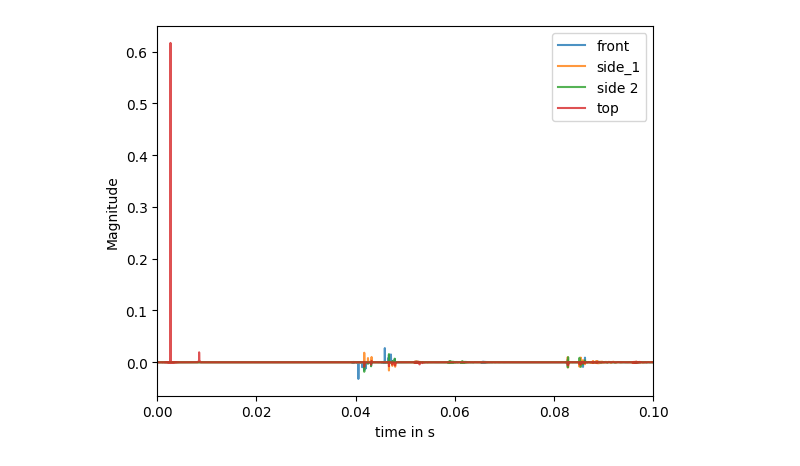
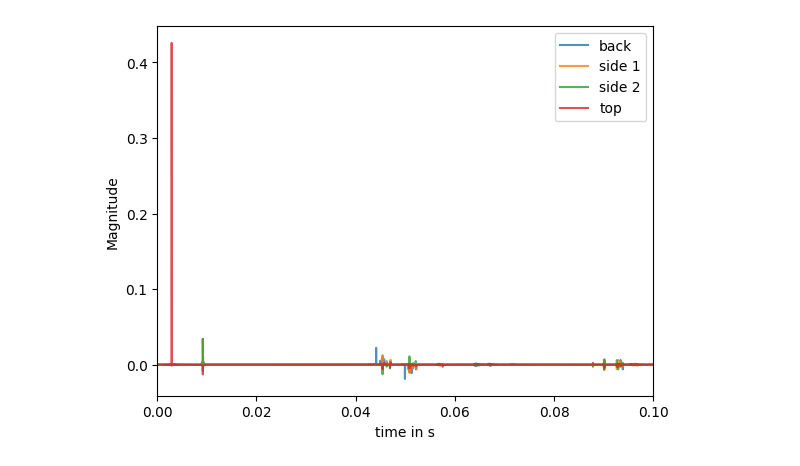
Before and after one commit to Floloffel/VAR-Project, a Jupyter notebook: Private testing/Avijah/beam_pattern.ipynb, the cells around one changed output. Cells and saved outputs as stored; diff of their text form; code cells hidden in the pictures.

```diff
--- a/Private testing/Avijah/beam_pattern.ipynb
+++ b/Private testing/Avijah/beam_pattern.ipynb
@@ -8,48 +8,49 @@ import glob
 # INPUT
 
 # defining Parameters
-N_sph = 1 # Ambisonics order
-fs = 48000 #??
+N_sph = 2 # Ambisonics order
+fs = 44100 #??
 
 # input signal
 file_path = '/Users/viautopia/Nextcloud/Applied Acoustics/A10p/HOA/'
 # %%
 # loading signal
 in_path = glob.glob(file_path + '*.wav')
-in_file= spa.io.load_audio(in_path)
+in_file= spa.io.load_audio(in_path, fs)
 in_sig = in_file.get_signals()
 
-in_sig = in_sig[0:4,:]
+in_sig = in_sig[0:9,:]
 # %%
 # defining steering directions of the beampattern
 vec = np.array([[-1,0,0],[0,-1,0],[0,1,0],[0,0,1]]) #back, left, right, top
 
 # conversion of vec: [x,y,z] to dir: [azi, zen]
 dirs = spa.utils.vec2dir(vec)
 
 azi_steer = dirs[:,0]
 zen_steer = dirs[:,1]
 
 w_nm = spa.parsa.sh_beamformer_from_pattern('max_rE', N_sph,
                                           azi_steer, zen_steer)
 x_nm = in_sig
 y = spa.parsa.sh_beamform(w_nm, x_nm)
 
 t = np.arange(len(y[0,:]))/fs
 
+#back, left, right, top
 fig, ax = plt.subplots()
-ax.plot(t, y[0,:], label = 'front', alpha=0.8)
-ax.plot(t, y[1,:], label = 'side_1', alpha= 0.8)
+ax.plot(t, y[0,:], label = 'back', alpha=0.8)
+ax.plot(t, y[1,:], label = 'side 1', alpha= 0.8)
 ax.plot(t, y[2,:], label = 'side 2', alpha=0.8)
 ax.plot(t, y[3,:], label = 'top', alpha=0.8)
 
 plt.xlim(0,0.1)
 plt.xlabel('time in s')
 plt.ylabel('Magnitude')
 plt.legend()
 plt.show()
 # %% [output]
-[figure, old version]
+[figure, new version]
 # %%
 # find sample with max amplitude for IR start
 #max_sample = np.max(in_sig, axis= 1)
```
Also changed, not shown: parts of 3 cells of this notebook.
